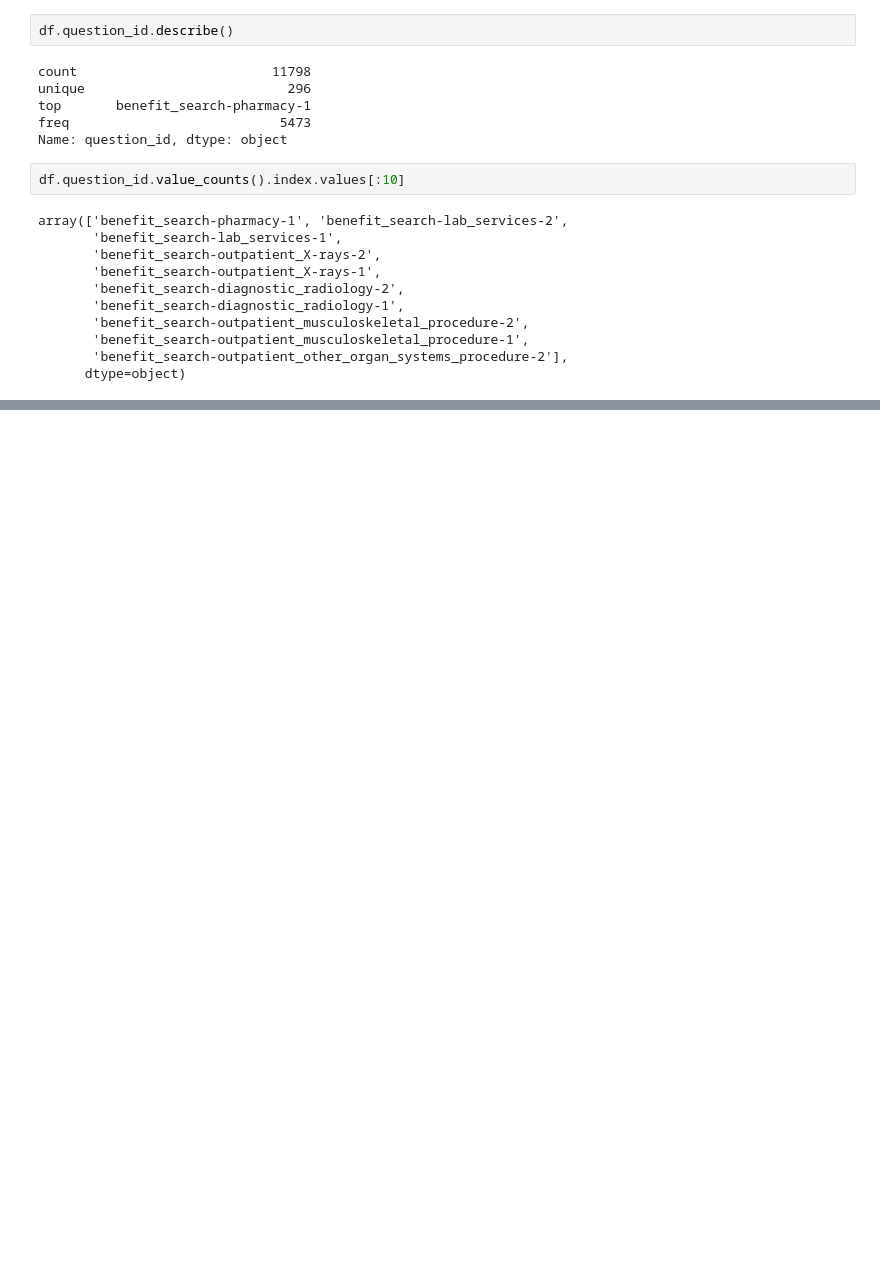
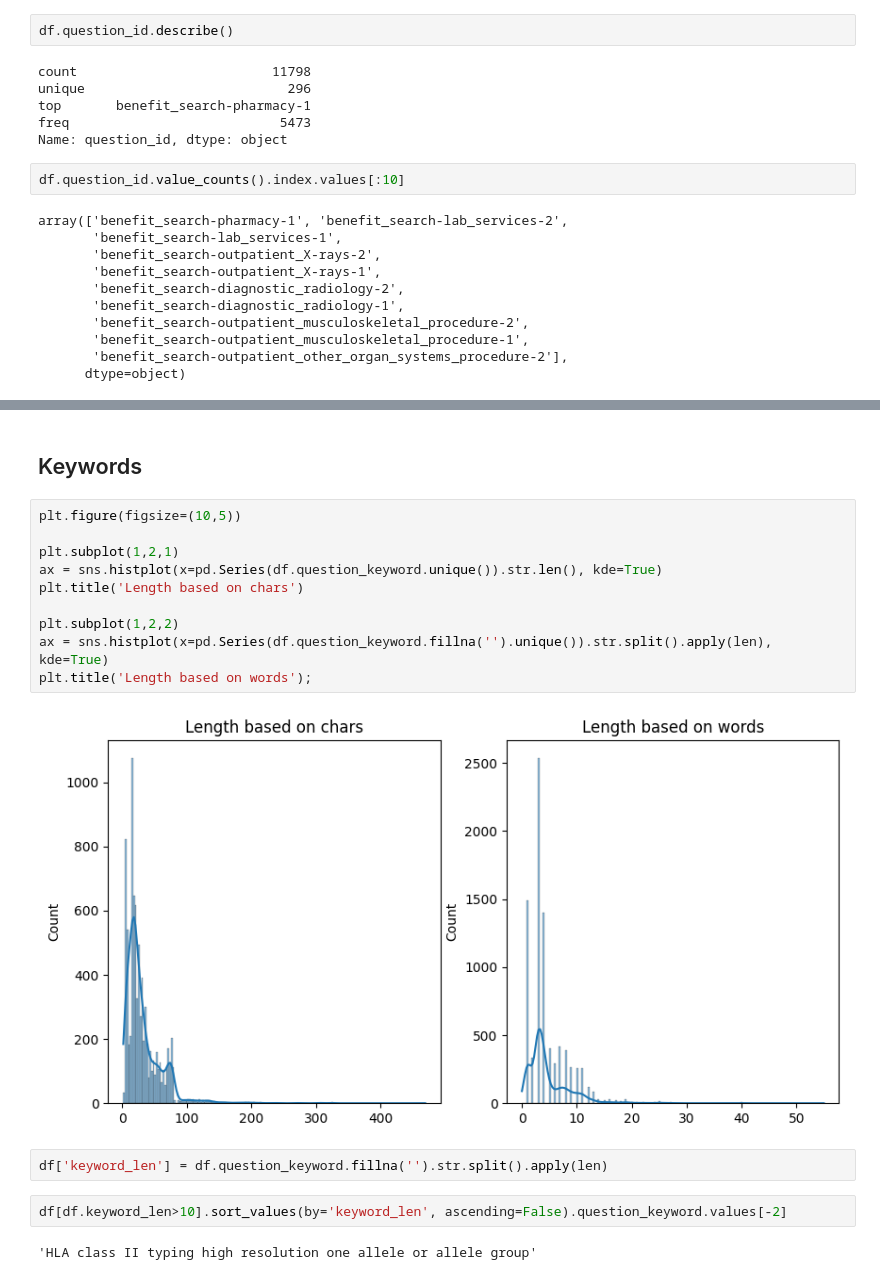
Before and after one commit to SinolationGroup/nlp-models, a Jupyter notebook: notebooks/01-eda.ipynb, the cells around one changed output, grey strips where cells are left out. Drawn from its saved outputs; the diff is of its cells as text; blank space fills up the shorter version.

```diff
--- a/notebooks/01-eda.ipynb
+++ b/notebooks/01-eda.ipynb
@@ -105,0 +119,20 @@ Name: question_category, dtype: int64
+# %% [markdown]
+## Keywords
+# %%
+plt.figure(figsize=(10,5))
+
+plt.subplot(1,2,1)
+ax = sns.histplot(x=pd.Series(df.question_keyword.unique()).str.len(), kde=True)
+plt.title('Length based on chars')
+
+plt.subplot(1,2,2)
+ax = sns.histplot(x=pd.Series(df.question_keyword.fillna('').unique()).str.split().apply(len), kde=True)
+plt.title('Length based on words');
+# %% [output]
+[figure, added]
+# %%
+df['keyword_len'] = df.question_keyword.fillna('').str.split().apply(len)
+# %%
+df[df.keyword_len>10].sort_values(by='keyword_len', ascending=False).question_keyword.values[-2]
+# %% [output]
+'HLA class II typing high resolution one allele or allele group'
```
Also changed, not shown: parts of 11 cells of this notebook.
